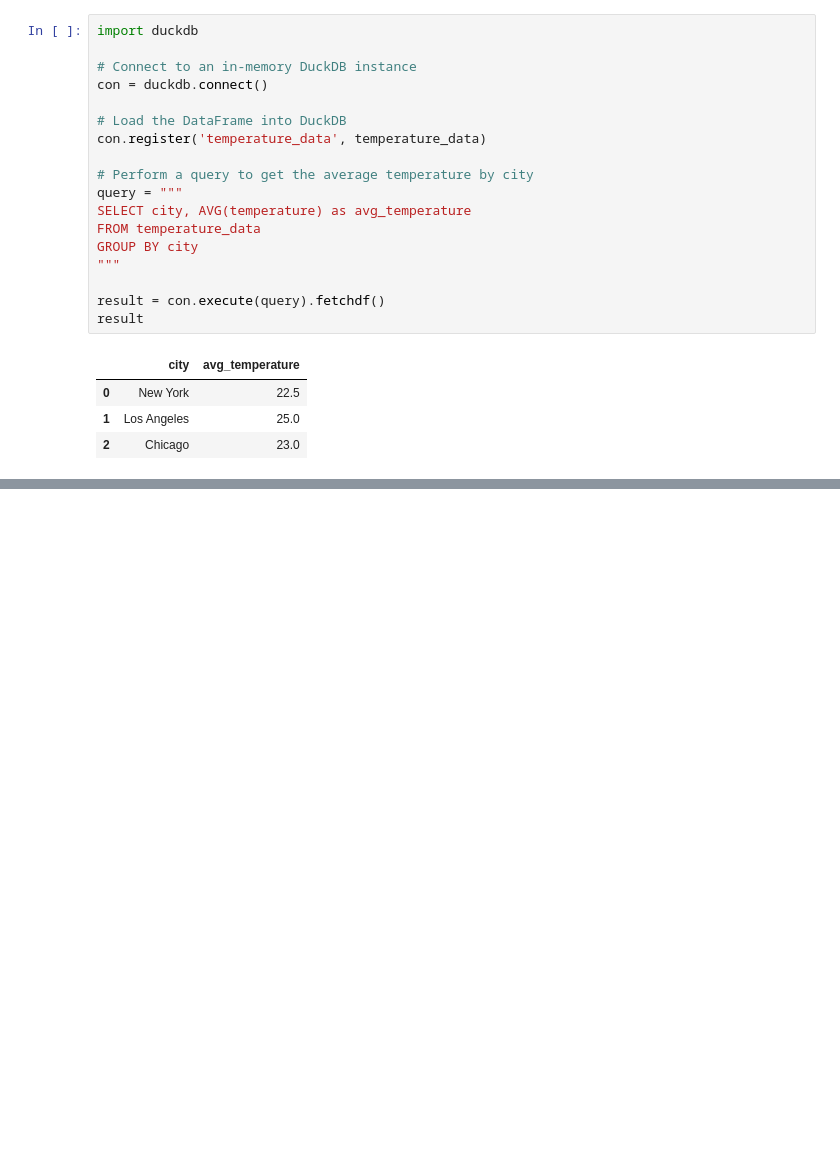
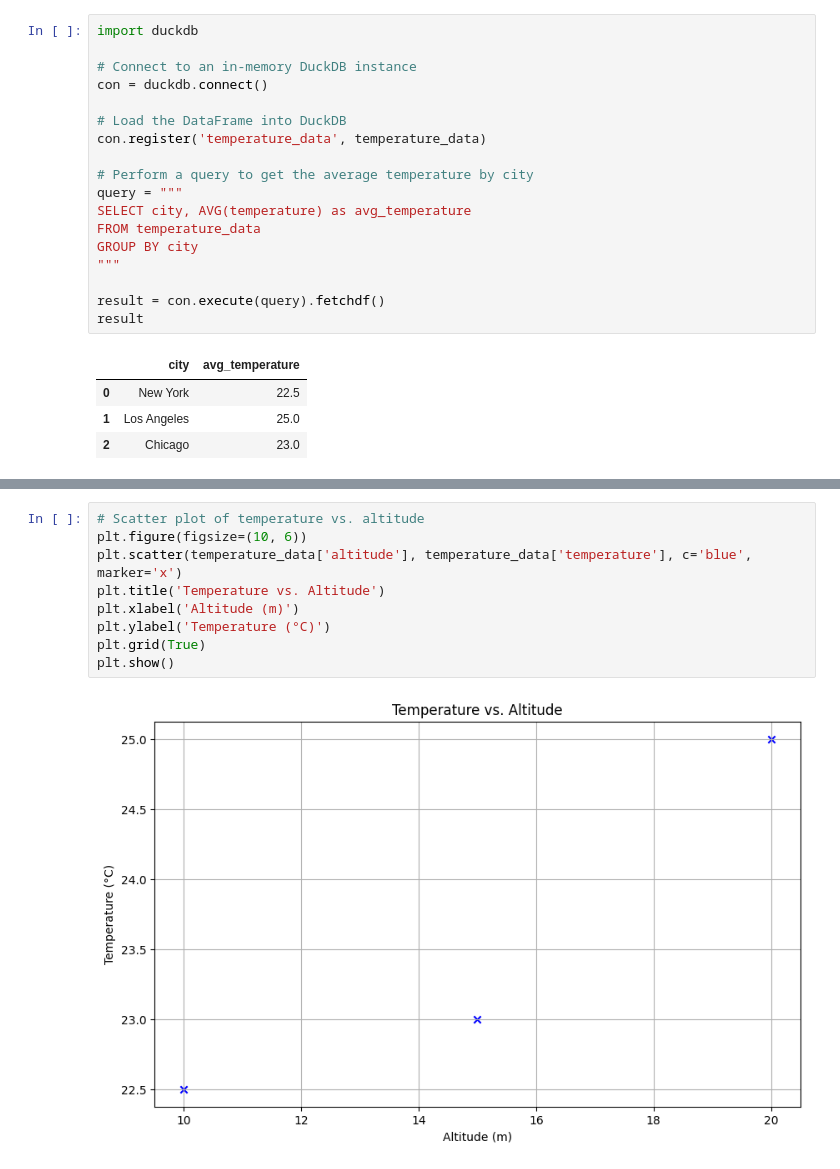
Before and after one commit to octaflop/ducktiles, a Jupyter notebook: introduction.ipynb, the cells around one changed output, grey strips where cells are left out. Drawn from its saved outputs; the diff is of its cells as text; blank space fills up the shorter version.

```diff
--- a/introduction.ipynb
+++ b/introduction.ipynb
@@ -159,0 +190,11 @@ result
+# %%
+# Scatter plot of temperature vs. altitude
+plt.figure(figsize=(10, 6))
+plt.scatter(temperature_data['altitude'], temperature_data['temperature'], c='blue', marker='x')
+plt.title('Temperature vs. Altitude')
+plt.xlabel('Altitude (m)')
+plt.ylabel('Temperature (°C)')
+plt.grid(True)
+plt.show()
+# %% [output]
+[figure, added]
```
Also changed, not shown: parts of 7 cells of this notebook.
